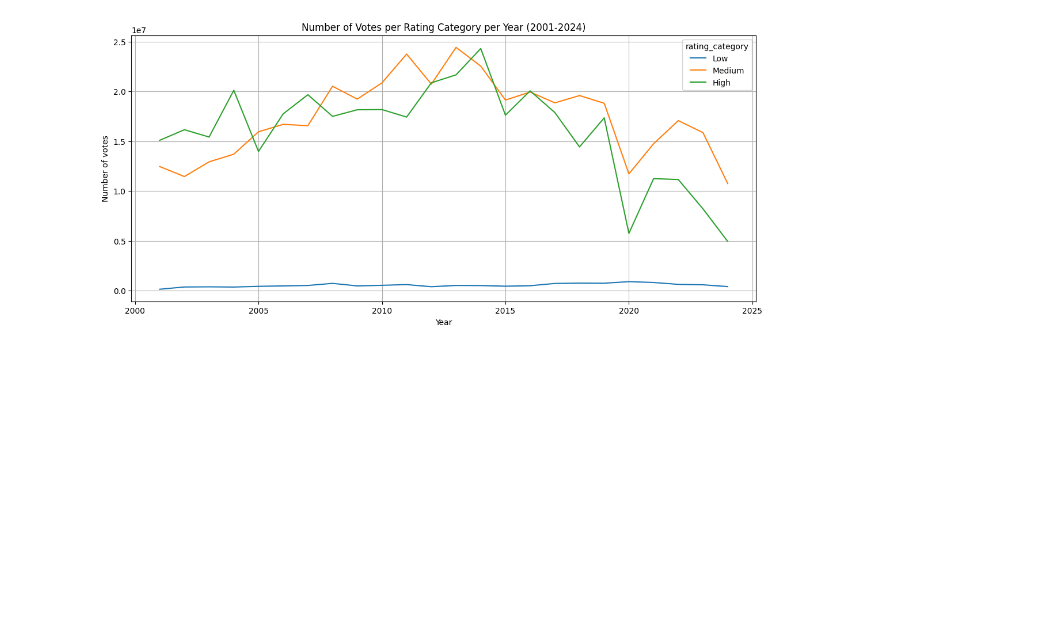
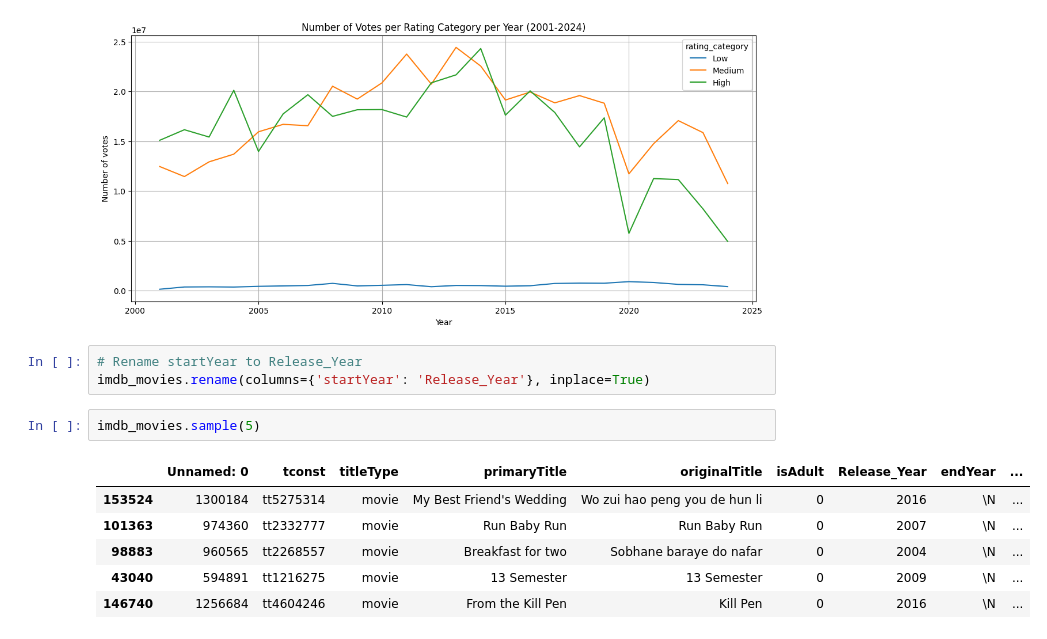
Before and after one commit to lundnm/Movie_Analysis, a Jupyter notebook: manipulation.ipynb, the cells around one changed output. Saved outputs shown, nothing was run; the diff lists cells and outputs as text; blank space fills up the shorter version.

```diff
--- a/manipulation.ipynb
+++ b/manipulation.ipynb
@@ -410,3 +412,15 @@ plt.grid()
 plt.show()
 # %% [output]
 [figure]
+# %%
+# Rename startYear to Release_Year
+imdb_movies.rename(columns={'startYear': 'Release_Year'}, inplace=True)
+# %%
+imdb_movies.sample(5)
+# %% [output]
+|  | Unnamed: 0 | tconst | titleType | primaryTitle | originalTitle | isAdult | Release_Year | endYear | ... |
+| 153524 | 1300184 | tt5275314 | movie | My Best Friend's Wedding | Wo zui hao peng you de hun li | 0 | 2016 | \N | ... |
+| 101363 | 974360 | tt2332777 | movie | Run Baby Run | Run Baby Run | 0 | 2007 | \N | ... |
+| 98883 | 960565 | tt2268557 | movie | Breakfast for two | Sobhane baraye do nafar | 0 | 2004 | \N | ... |
+| 43040 | 594891 | tt1216275 | movie | 13 Semester | 13 Semester | 0 | 2009 | \N | ... |
+| 146740 | 1256684 | tt4604246 | movie | From the Kill Pen | Kill Pen | 0 | 2016 | \N | ... |
```
Also changed, not shown: parts of 8 cells of this notebook.
